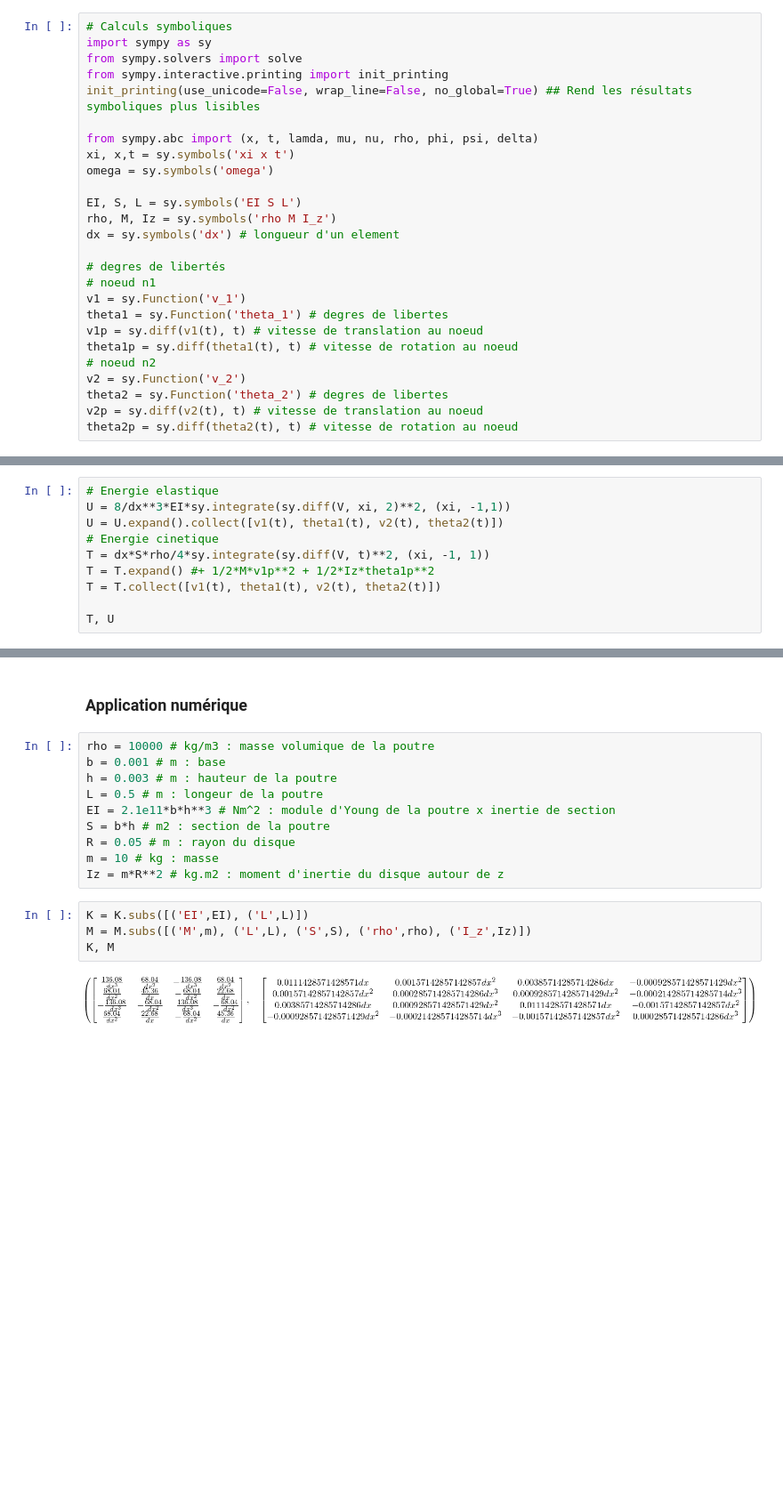
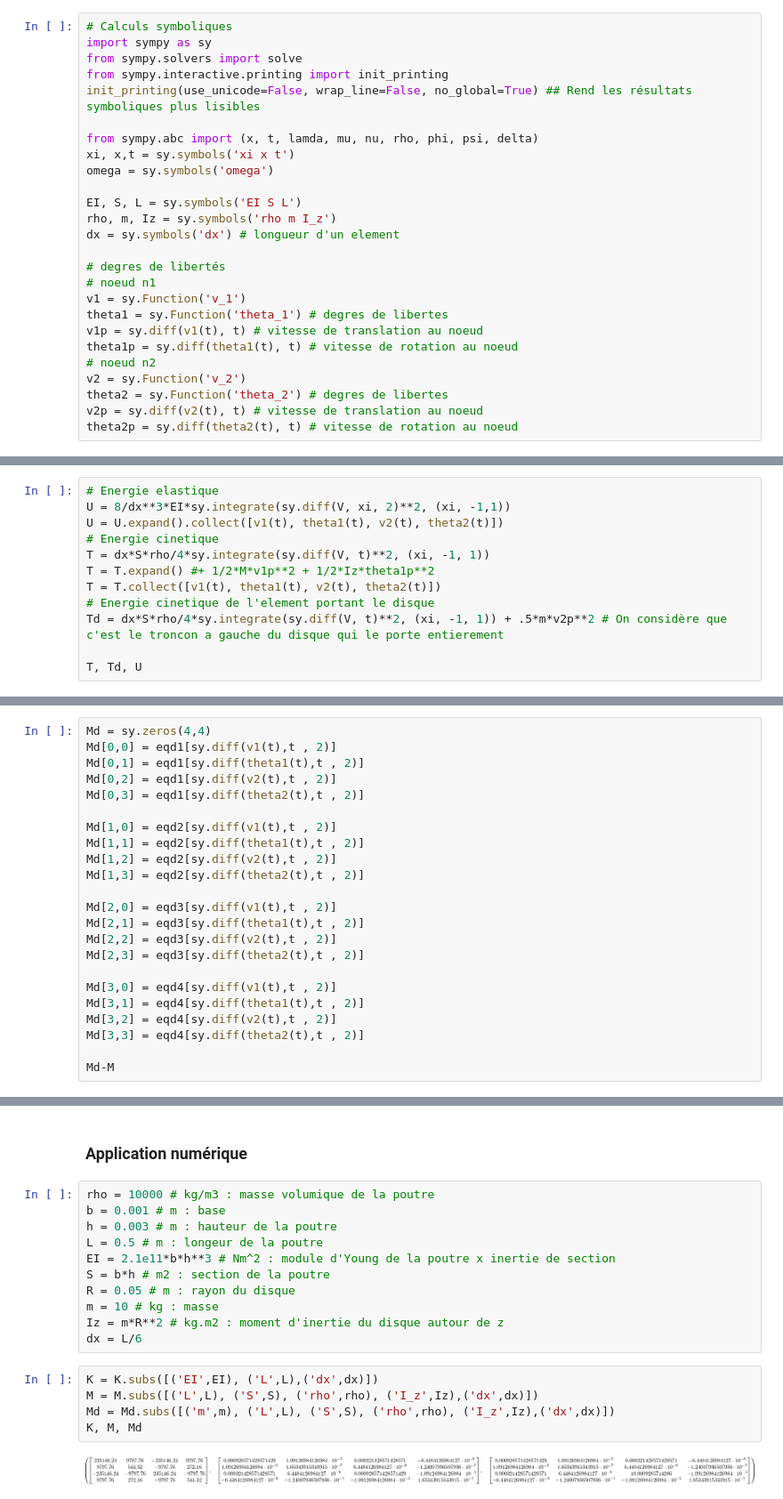
Before and after one commit to JohnMada/dm2vibration, a Jupyter notebook: codes/dm2_nddl_symb.ipynb, the cells around one changed output, grey strips where cells are left out. Shown at 89% size. Drawn from its saved outputs; the diff is of its cells as text; blank space fills up the shorter version.

```diff
--- a/codes/dm2_nddl_symb.ipynb
+++ b/codes/dm2_nddl_symb.ipynb
@@ -30,7 +29,7 @@ xi, x,t = sy.symbols('xi x t')
 omega = sy.symbols('omega')
 
 EI, S, L = sy.symbols('EI S L')
-rho, M, Iz = sy.symbols('rho M I_z')
+rho, m, Iz = sy.symbols('rho m I_z')
 dx = sy.symbols('dx') # longueur d'un element
 
 # degres de libertés
@@ -111,6 +110,8 @@ U = U.expand().collect([v1(t), theta1(t), v2(t), theta2(t)])
 T = dx*S*rho/4*sy.integrate(sy.diff(V, t)**2, (xi, -1, 1))
 T = T.expand() #+ 1/2*M*v1p**2 + 1/2*Iz*theta1p**2
 T = T.collect([v1(t), theta1(t), v2(t), theta2(t)])
+# Energie cinetique de l'element portant le disque
+Td = dx*S*rho/4*sy.integrate(sy.diff(V, t)**2, (xi, -1, 1)) + .5*m*v2p**2 # On considère que c'est le troncon a gauche du disque qui le porte entierement
 
-T, U
+T, Td, U
 # %% [output]
@@ -195,0 +211,23 @@ M
+# %%
+Md = sy.zeros(4,4)
+Md[0,0] = eqd1[sy.diff(v1(t),t , 2)]
+Md[0,1] = eqd1[sy.diff(theta1(t),t , 2)]
+Md[0,2] = eqd1[sy.diff(v2(t),t , 2)]
+Md[0,3] = eqd1[sy.diff(theta2(t),t , 2)]
+
+Md[1,0] = eqd2[sy.diff(v1(t),t , 2)]
+Md[1,1] = eqd2[sy.diff(theta1(t),t , 2)]
+Md[1,2] = eqd2[sy.diff(v2(t),t , 2)]
+Md[1,3] = eqd2[sy.diff(theta2(t),t , 2)]
+
+Md[2,0] = eqd3[sy.diff(v1(t),t , 2)]
+Md[2,1] = eqd3[sy.diff(theta1(t),t , 2)]
+Md[2,2] = eqd3[sy.diff(v2(t),t , 2)]
+Md[2,3] = eqd3[sy.diff(theta2(t),t , 2)]
+
+Md[3,0] = eqd4[sy.diff(v1(t),t , 2)]
+Md[3,1] = eqd4[sy.diff(theta1(t),t , 2)]
+Md[3,2] = eqd4[sy.diff(v2(t),t , 2)]
+Md[3,3] = eqd4[sy.diff(theta2(t),t , 2)]
+
+Md-M
@@ -205,12 +245,14 @@ S = b*h # m2 : section de la poutre
 R = 0.05 # m : rayon du disque
 m = 10 # kg : masse
 Iz = m*R**2 # kg.m2 : moment d'inertie du disque autour de z
+dx = L/6
 # %%
-K = K.subs([('EI',EI), ('L',L)])
-M = M.subs([('M',m), ('L',L), ('S',S), ('rho',rho), ('I_z',Iz)])
-K, M
+K = K.subs([('EI',EI), ('L',L),('dx',dx)])
+M = M.subs([('L',L), ('S',S), ('rho',rho), ('I_z',Iz),('dx',dx)])
+Md = Md.subs([('m',m), ('L',L), ('S',S), ('rho',rho), ('I_z',Iz),('dx',dx)])
+K, M, Md
 # %% [output]
-[figure, old version]
+[figure, new version]
 # %%
 np.savetxt('results/matrice_nd_k', K)
 np.savetxt('results/matrice_nd_m', M)
```
Also changed, not shown: parts of 7 cells of this notebook.
